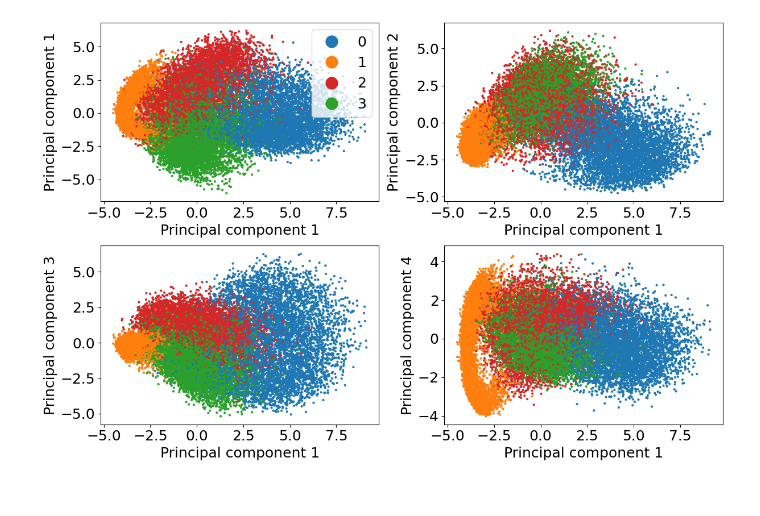
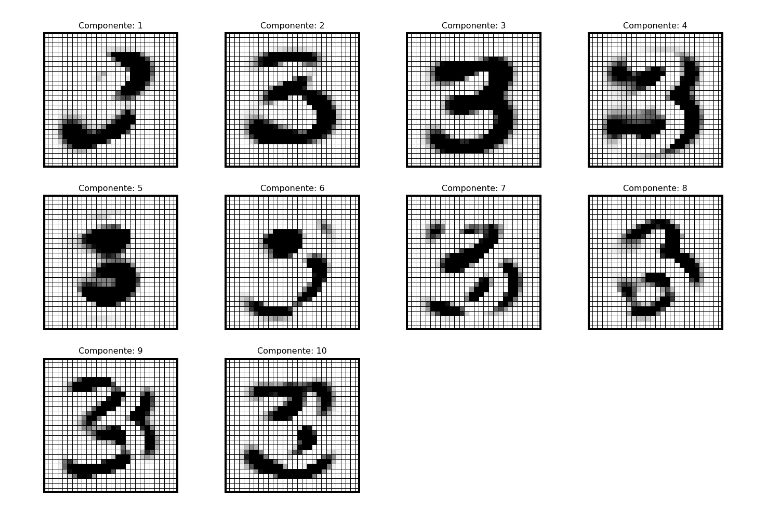
Before and after one commit to lild4d4/IPD440-Tarea1, a Jupyter notebook: pyscripts/Tarea1.ipynb, the cells around one changed output. Cells and saved outputs as stored; diff of their text form; code cells hidden in the pictures.

```diff
--- a/pyscripts/Tarea1.ipynb
+++ b/pyscripts/Tarea1.ipynb
@@ -148,68 +121,11 @@ Using 75 components, explained variance is 0.9182344360507502
-# %%
-import numpy as np
-import matplotlib.pyplot as plt
-from sklearn.decomposition import PCA
-from tools import read_mnist, image2vec, vec2image
-
-# parameters
-n_components = 75
-digits = [0, 1, 2, 3]
-
-# read data
-images, labels = read_mnist()
-mask = np.array([l in digits for l in labels])
-images = images[mask]
-labels = labels[mask]
-
-# run PCA
-X = np.array([image2vec(im) for im in images])
-pca = PCA(n_components=n_components)
-X_pca = pca.fit_transform(X)
-X_rec = pca.inverse_transform(X_pca)
-images_rec = [vec2image(x) for x in X_rec]
-
-
-# colors
-color_dict = {0: 'tab:blue',
-              1: 'tab:orange',
-              2: 'tab:red',
-              3: 'tab:green',
-              4: 'tab:purple',
-              5: 'k',
-              6: 'tab:olive',
-              7: 'tab:brown',
-              8: 'tab:cyan',
-              9: 'tab:pink'}
-colors = [color_dict[l] for l in labels]
-
-# plot params
-ms1 = 4
-ms2 = 15
-fs = 18
-
-# setup
-fig = plt.figure(figsize=(12, 8))
-ax1 = fig.add_subplot(221)
-ax2 = fig.add_subplot(222)
-ax3 = fig.add_subplot(223)
-ax4 = fig.add_subplot(224)
-
-# plot clustering
-for ax, i in zip([ax1, ax2, ax3, ax4], [1, 2, 3, 4]):
-    x = X_pca[:, 0]
-    y = X_pca[:, i]
-    ax.scatter(x, y, c=colors, s=ms1)
-    ax.set_xlabel('Principal component 1', fontsize=fs)
-    ax.set_ylabel('Principal component {}'.format(i), fontsize=fs)
-    ax.tick_params(labelsize=fs)
-
-# legend
-for d in digits:
-    ax1.plot(np.nan, np.nan, 'o', ms=ms2, label=str(d), color=color_dict[d])
-ax1.legend(loc=1, fontsize=fs)
-
-
-fig.tight_layout()
-plt.show()
-# %% [output]
-[figure, removed]
+# %%
+# plot principal images
+n = 10
+fig = plt.figure(figsize=(18, 12), dpi=96)
+for i in range(n):
+    ax = fig.add_subplot(3, 4, i+1)
+    image = 26 * vec2image(pca.components_[i])
+    plotter._draw_single_image(ax, image, label=None, title="Componente: "+str(i+1))
+plt.show()
+# %% [output]
+[figure, added]
```
Also changed, not shown: parts of 10 cells of this notebook, 1 other file.
